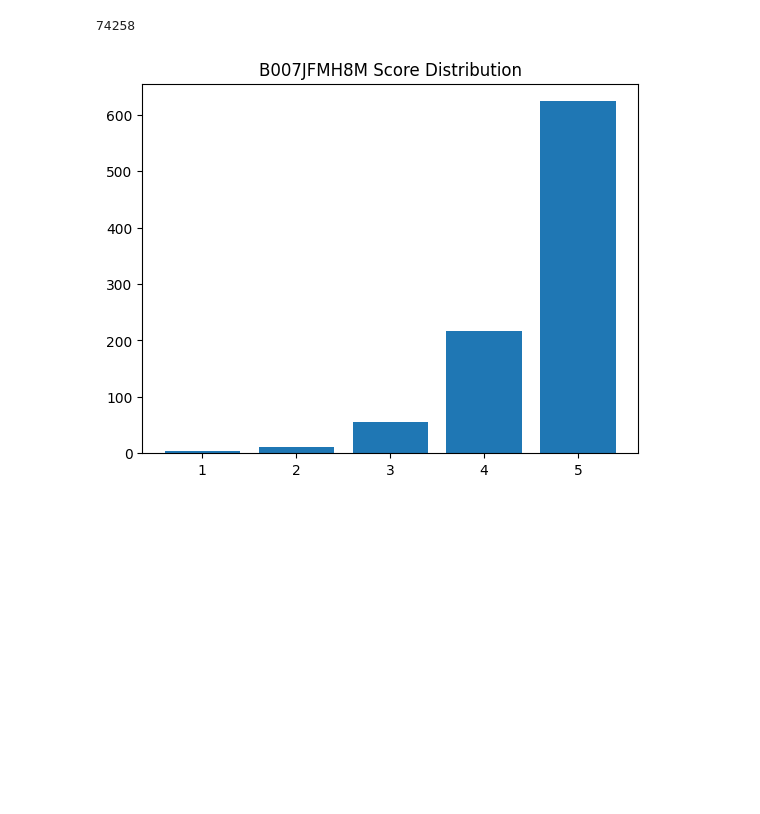
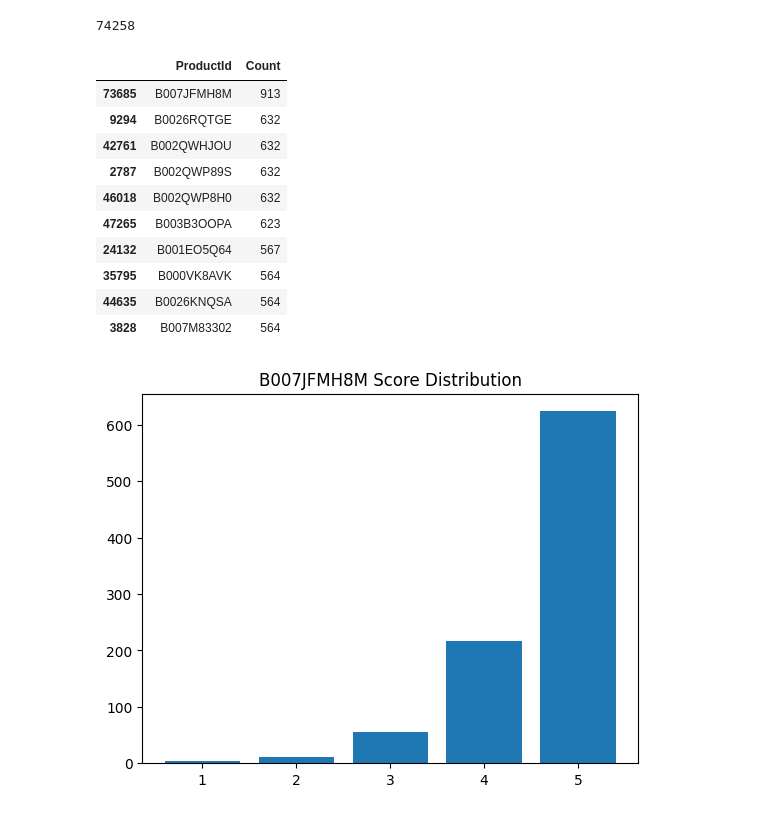
Before and after one commit to Cyrus-Kwan/Amazon-Sentiment-Analysis, a Jupyter notebook: src/explore/explore.ipynb, the cells around one changed output. Cells and saved outputs as stored; diff of their text form; code cells hidden in the pictures; blank space fills up the shorter version.

Commit message:
Added product and user count

```diff
--- a/src/explore/explore.ipynb
+++ b/src/explore/explore.ipynb
@@ -68,7 +68,20 @@ len(prod_map)
 # %%
 # Top 10 products with the most reviews
 prod_count = pd.DataFrame(list(prod_map.items()), columns=['ProductId', 'Count'])
 top_prod   = prod_count.sort_values("Count", ascending=0).head(10)
+top_prod
+# %% [output]
+|  | ProductId | Count |
+| 73685 | B007JFMH8M | 913 |
+| 9294 | B0026RQTGE | 632 |
+| 42761 | B002QWHJOU | 632 |
+| 2787 | B002QWP89S | 632 |
+| 46018 | B002QWP8H0 | 632 |
+| 47265 | B003B3OOPA | 623 |
+| 24132 | B001EO5Q64 | 567 |
+| 35795 | B000VK8AVK | 564 |
+| 44635 | B0026KNQSA | 564 |
+| 3828 | B007M83302 | 564 |
 # %%
 # Plot each of the products and the distribution of their scores
 for prod in top_prod["ProductId"]:
```
Also changed, not shown: parts of 1 cell of this notebook.
